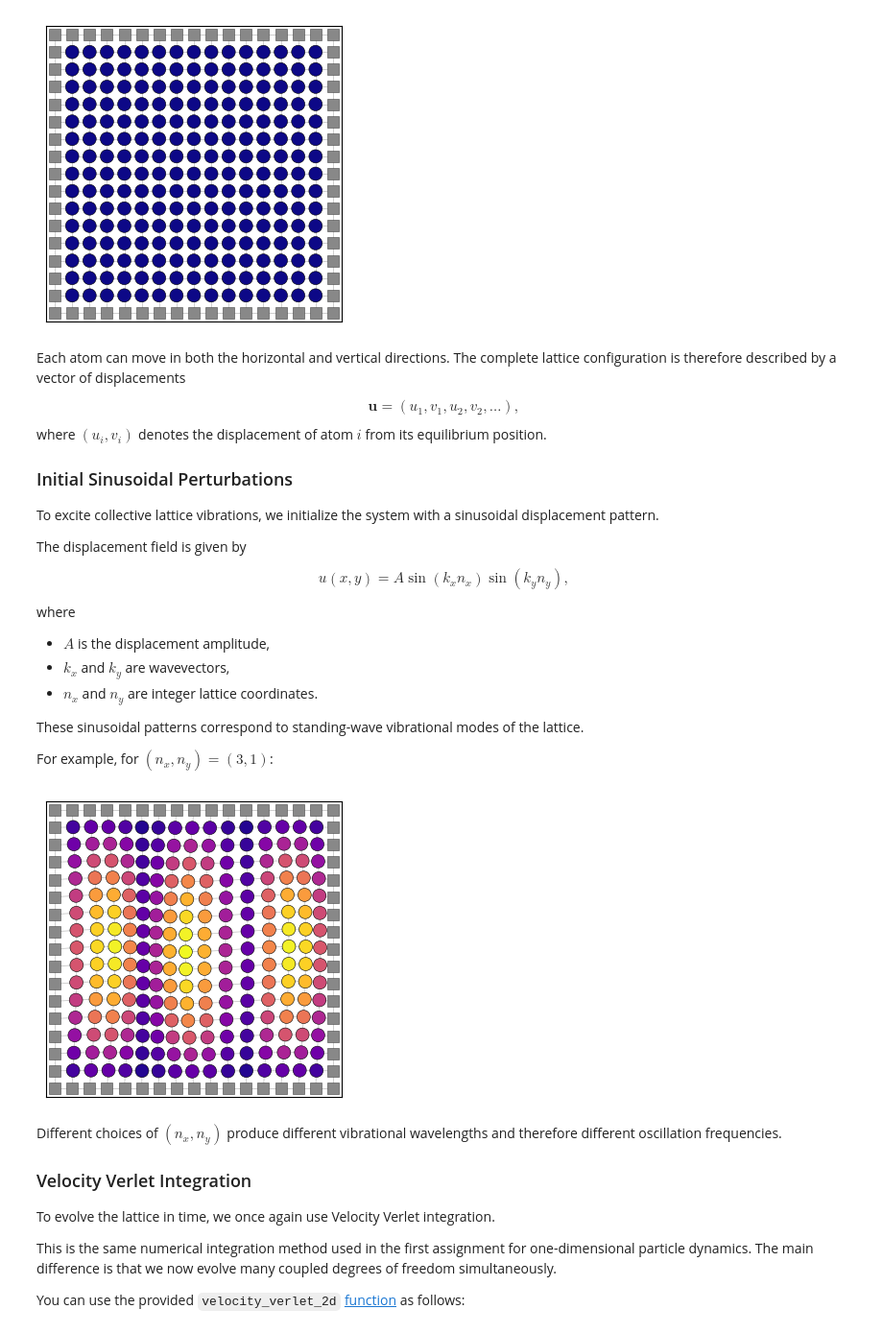
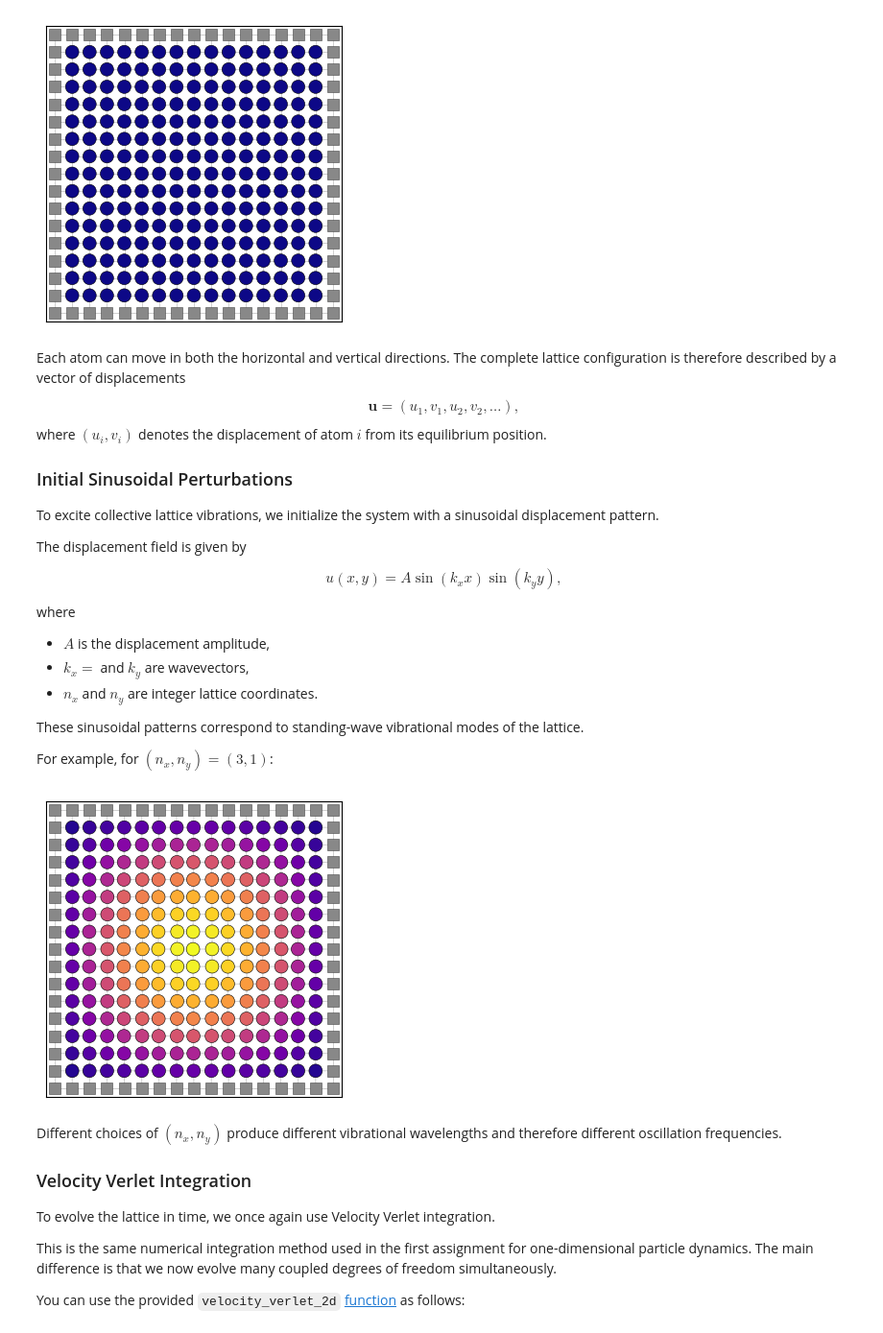
Before and after one commit to Danielle-06/Statfys-2-2026, a Jupyter notebook: 03.lattice_vibrations_nb.ipynb, the cells around one changed output. Shown at 96% size. Cells and saved outputs as stored; diff of their text form; code cells hidden in the pictures.

```diff
--- a/03.lattice_vibrations_nb.ipynb
+++ b/03.lattice_vibrations_nb.ipynb
@@ -66,14 +66,14 @@ $$
 u(x,y)
 =
 A
-\sin(k_x n_x)
-\sin(k_y n_y),
+\sin(k_x x)
+\sin(k_y y),
 $$
 
 where
 
 - $A$ is the displacement amplitude,
-- $k_x$ and $k_y$ are wavevectors,
+- $k_x=$ and $k_y$ are wavevectors,
 - $n_x$ and $n_y$ are integer lattice coordinates.
 
 These sinusoidal patterns correspond to standing-wave vibrational modes of the lattice.
@@ -82,13 +82,13 @@ For example, for $(n_x,n_y)=(3,1)$:
 # %%
 #| label: phonon_perturbed_lattice
 uv_flat, kx,ky = make_initial_displacement(
-    nx=3,
+    nx=15,
     ny=1,
     interior_atoms=interior_atoms
 )
-plot_lattice_snapshot(uv_flat,interior_atoms=interior_atoms,scale=10);
+plot_lattice_snapshot(uv_flat,interior_atoms=interior_atoms,scale=1);
 # %% [output]
-[figure, old version]
+[figure, new version]
 # %% [markdown]
 Different choices of $(n_x,n_y)$ produce different vibrational wavelengths and therefore different oscillation frequencies.
 
```
Also changed, not shown: parts of 17 cells of this notebook.
